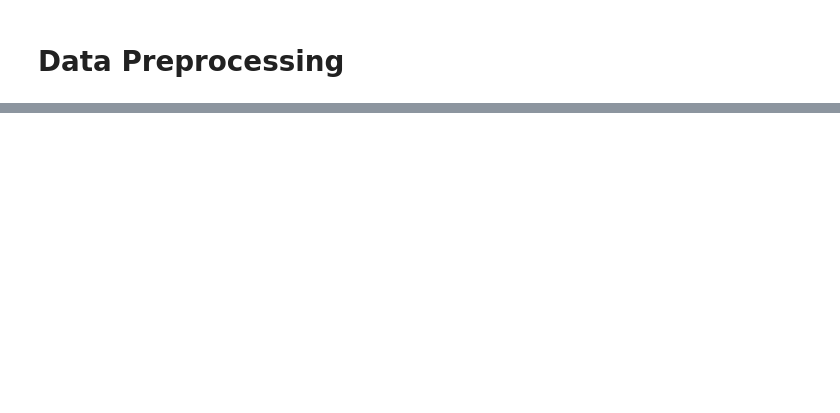
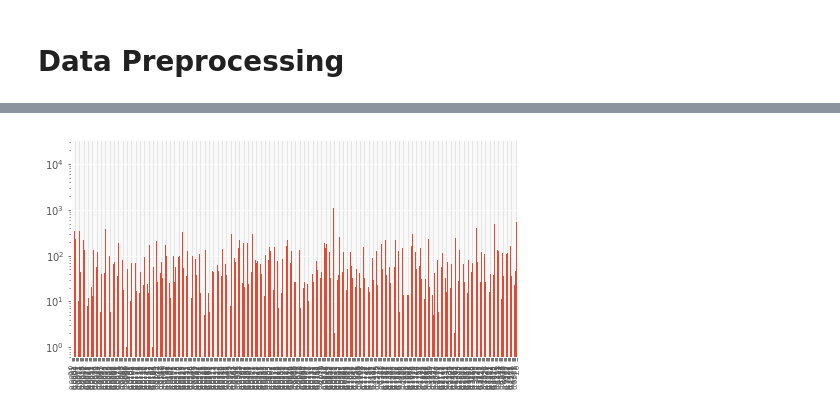
Before and after one commit to mateuszdorobek/Machine-Learning-Classification, a Jupyter notebook: data_extraction.ipynb, the cells around one changed output, grey strips where cells are left out. Cells and saved outputs as stored; diff of their text form; code cells hidden in the pictures; blank space fills up the shorter version.

```diff
--- a/data_extraction.ipynb
+++ b/data_extraction.ipynb
@@ -245,0 +226,10 @@ vals per class: 5.99
+# %%
+f = 'Var53'
+csv[f] = csv_org[f]
+csv[f] = csv[f].fillna(method='ffill')
+csv[f] = csv[f].fillna(method='bfill')
+csv[f] = cast(csv[f],-100,csv[f].quantile(0.99))
+csv[f] = standarize(csv[f])
+plot(csv[f].sort_values(),small=True)
+# %% [output]
+[figure, added]
```
Also changed, not shown: parts of 59 cells of this notebook.
